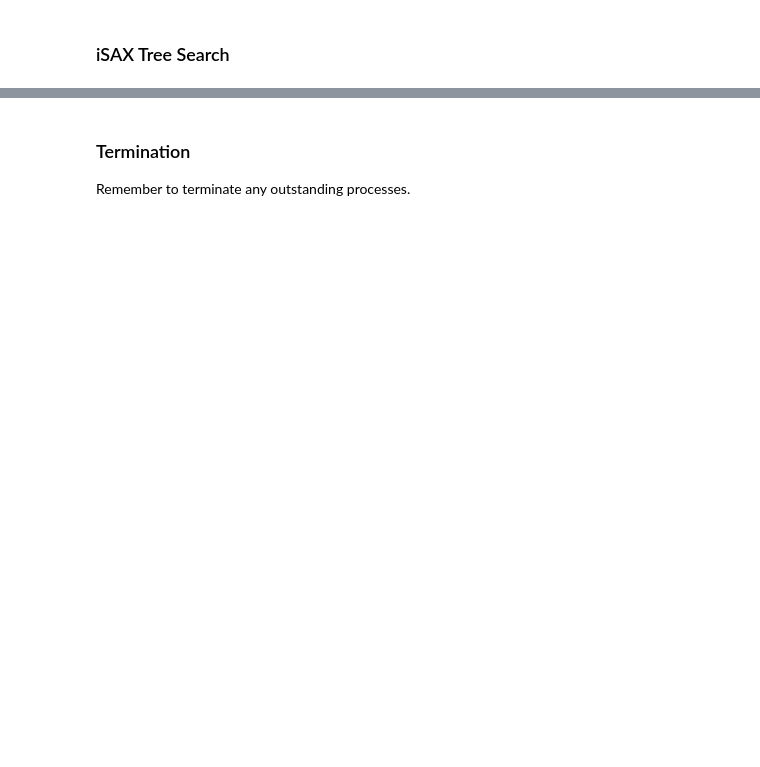
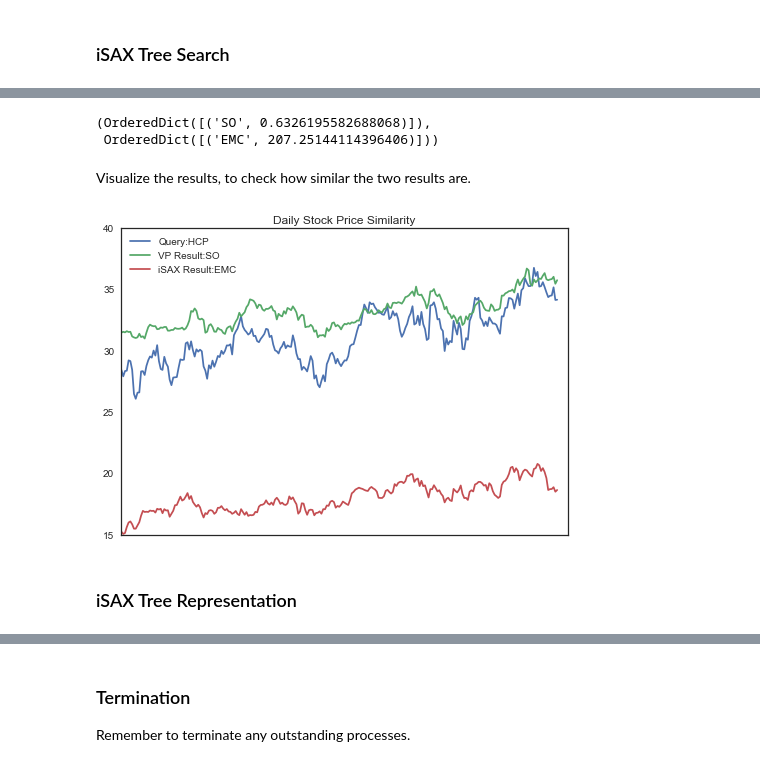
Before and after one commit to Mynti207/TimeDB, a Jupyter notebook: docs/stock_example.ipynb, the cells around one changed output, grey strips where cells are left out. Saved outputs shown, nothing was run; the diff lists cells and outputs as text; code cells hidden in the pictures; blank space fills up the shorter version.

```diff
--- a/docs/stock_example.ipynb
+++ b/docs/stock_example.ipynb
@@ -141,0 +177,25 @@ plt.show()
+# %%
+result_vp = web_interface.vp_similarity_search(TimeSeries(range(num_days), stock_data[stock]), 1)
+result_isax = web_interface.isax_similarity_search(TimeSeries(range(num_days), stock_data[stock]))
+result_vp, result_isax
+# %% [output]
+(OrderedDict([('SO', 0.6326195582688068)]),
+ OrderedDict([('EMC', 207.25144114396406)]))
+# %% [markdown]
+Visualize the results, to check how similar the two results are.
+# %%
+# visualize the results
+plt.plot(stock_data[stock], label='Query:' + stock)
+plt.plot(stock_data[list(result_vp)[0]], label='VP Result:' + list(result_vp)[0])
+try:
+    plt.plot(stock_data[list(result_isax)[0]], label='iSAX Result:' + list(result_isax)[0])
+except KeyError:
+    pass
+plt.xticks([])
+plt.legend(loc='best')
+plt.title(title + ' Similarity')
+plt.show()
+# %% [output]
+[figure, added]
+# %% [markdown]
+### iSAX Tree Representation
```
Also changed, not shown: parts of 20 cells of this notebook, 10 other files.
